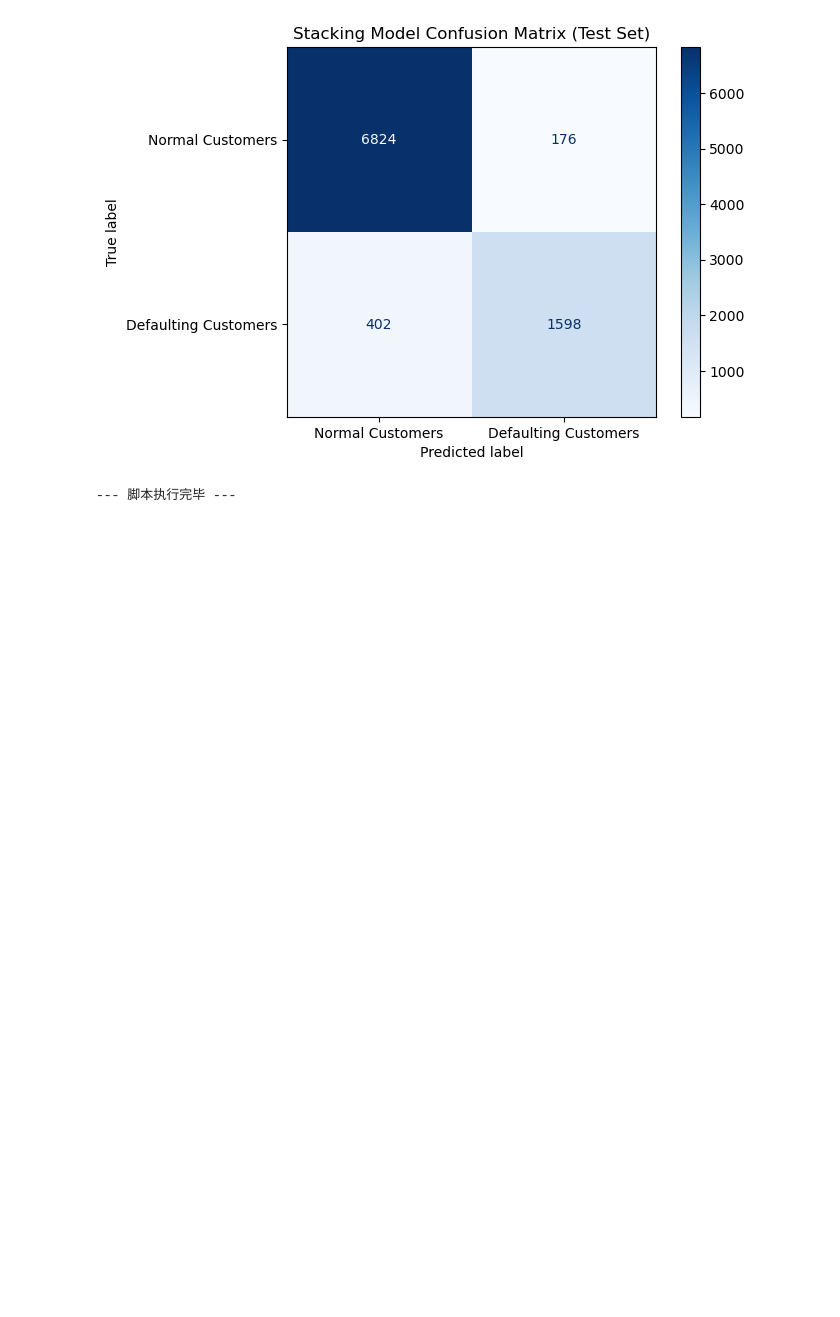
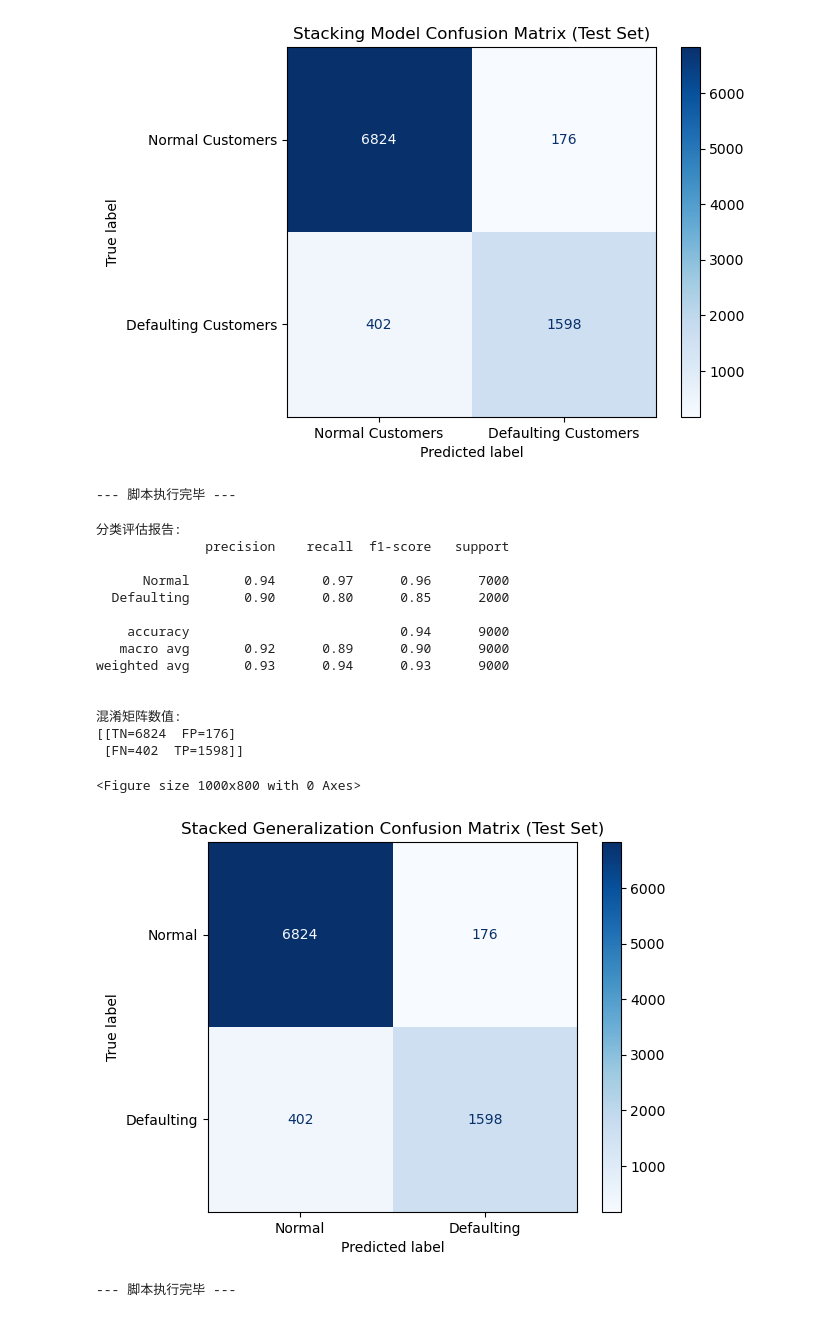
Before and after one commit to yukito0209/is6400-business-data-analytics, a Jupyter notebook: loan_data_analytics/stacking.ipynb, the cells around one changed output. Cells and saved outputs as stored; diff of their text form; code cells hidden in the pictures; blank space fills up the shorter version.

```diff
--- a/loan_data_analytics/stacking.ipynb
+++ b/loan_data_analytics/stacking.ipynb
@@ -703,3 +703,71 @@ Defaulting Customers       0.90      0.80      0.85      2000
  [ 402 1598]]
 [figure]
 --- 脚本执行完毕 ---
+# %%
+from matplotlib import pyplot as plt
+from sklearn.metrics import ConfusionMatrixDisplay, classification_report
+import numpy as np
+
+# 手动输入混淆矩阵的值
+cm = np.array([
+    [6824,  176],  # 真实Normal样本: TN=700（预测正确）, FP=50（预测错误）
+    [402,  1598]   # 真实Defaulting样本: FN=30（预测错误）, TP=220（预测正确）
+])
+
+# 根据混淆矩阵生成模拟的y_test和y_pred
+TN, FP = cm[0]
+FN, TP = cm[1]
+y_test = [0]*(TN + FP) + [1]*(FN + TP)          # 前750个0（真实Normal），后250个1（真实Defaulting）
+y_pred = [0]*TN + [1]*FP + [0]*FN + [1]*TP      # 生成对应的预测结果
+
+# 生成分类报告
+report = classification_report(y_test, y_pred, target_names=['Normal', 'Defaulting'])
+print("分类评估报告:")
+print(report)
+
+# 打印混淆矩阵
+print("\n混淆矩阵数值:")
+print(f"[[TN={cm[0][0]}  FP={cm[0][1]}]")
+print(f" [FN={cm[1][0]}  TP={cm[1][1]}]]")
+
+# 可视化混淆矩阵
+try:
+    plt.figure(figsize=(10, 8), dpi=100)
+
+    disp = ConfusionMatrixDisplay(
+        confusion_matrix=cm,
+        display_labels=['Normal', 'Defaulting']
+    )
+    disp.plot(cmap=plt.cm.Blues, values_format='d')  # values_format='d'确保显示整数
+
+    plt.title('Stacked Generalization Confusion Matrix (Test Set)')
+
+    # 保存高清图片（路径根据实际需要修改）
+    plt.savefig(r'D:\GitHubRepos\is6400-business-data-analytics\loan_data_analytics\image\result_figs\stacking_confusion_matrix.png',
+                dpi=600,
+                bbox_inches='tight',
+                transparent=False)
+
+    plt.show()
+except Exception as e:
+    print(f"\n无法显示混淆矩阵图: {e}")
+
+print("\n--- 脚本执行完毕 ---")
+# %% [output]
+分类评估报告:
+              precision    recall  f1-score   support
+
+      Normal       0.94      0.97      0.96      7000
+  Defaulting       0.90      0.80      0.85      2000
+
+    accuracy                           0.94      9000
+   macro avg       0.92      0.89      0.90      9000
+weighted avg       0.93      0.94      0.93      9000
+
+
+混淆矩阵数值:
+[[TN=6824  FP=176]
+ [FN=402  TP=1598]]
+<Figure size 1000x800 with 0 Axes>
+[figure, added]
+--- 脚本执行完毕 ---
```
Also changed, not shown: 16 other files.
